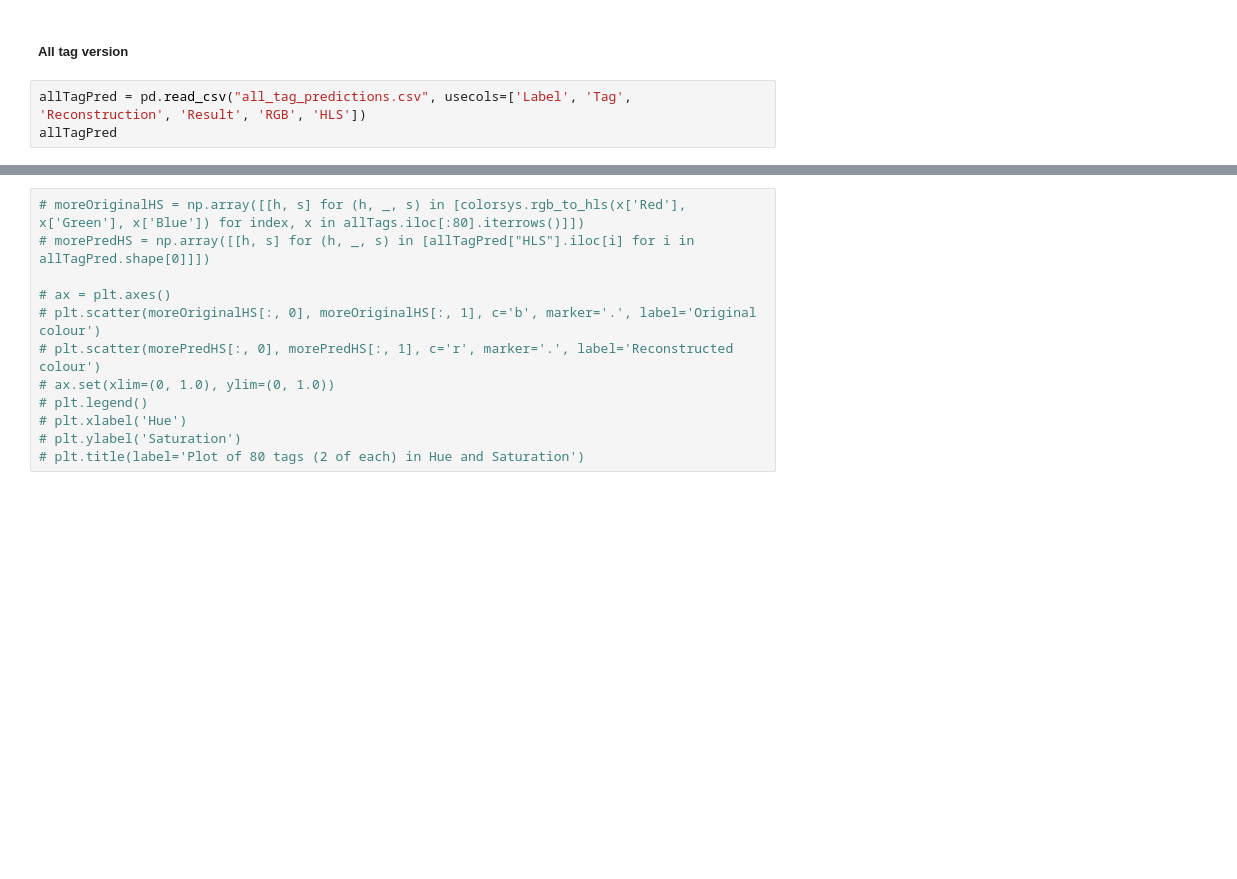
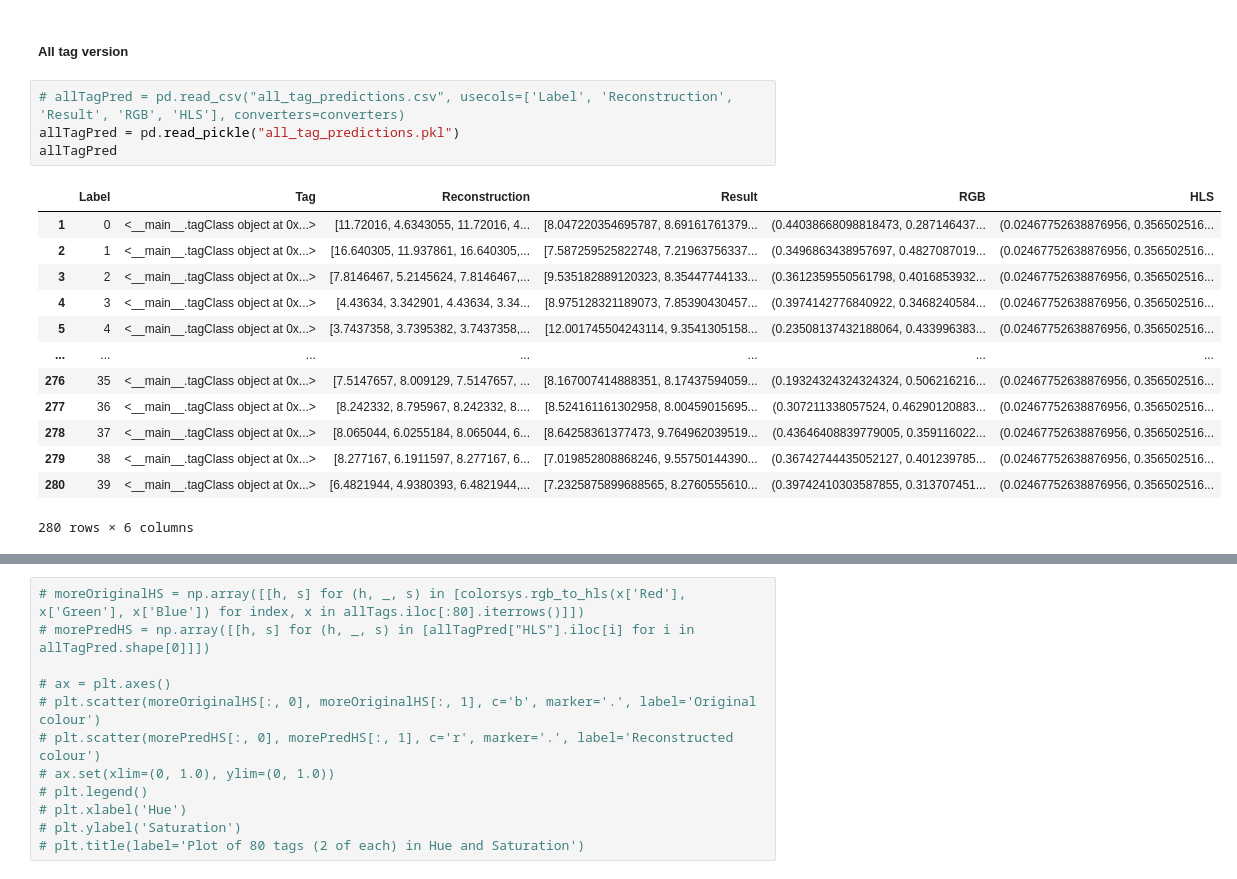
Before and after one commit to acb21kb/bumblebee-tags, a Jupyter notebook: open_files.ipynb, the cells around one changed output, grey strips where cells are left out. Cells and saved outputs as stored; diff of their text form; blank space fills up the shorter version.

Commit message:
Changed all tag output to save as pickle file - maintains column datatypes

```diff
--- a/open_files.ipynb
+++ b/open_files.ipynb
@@ -639,6 +638,21 @@ third val
 # %% [markdown]
 ##### All tag version
 # %%
-allTagPred = pd.read_csv("all_tag_predictions.csv", usecols=['Label', 'Tag', 'Reconstruction', 'Result', 'RGB', 'HLS'])
+# allTagPred = pd.read_csv("all_tag_predictions.csv", usecols=['Label', 'Reconstruction', 'Result', 'RGB', 'HLS'], converters=converters)
+allTagPred = pd.read_pickle("all_tag_predictions.pkl")
 allTagPred
+# %% [output]
+|  | Label | Tag | Reconstruction | Result | RGB | HLS |
+| 1 | 0 | <__main__.tagClass object at 0x...> | [11.72016, 4.6343055, 11.72016, 4... | [8.047220354695787, 8.69161761379... | (0.44038668098818473, 0.287146437... | (0.02467752638876956, 0.356502516... |
+| 2 | 1 | <__main__.tagClass object at 0x...> | [16.640305, 11.937861, 16.640305,... | [7.587259525822748, 7.21963756337... | (0.3496863438957697, 0.4827087019... | (0.02467752638876956, 0.356502516... |
+| 3 | 2 | <__main__.tagClass object at 0x...> | [7.8146467, 5.2145624, 7.8146467,... | [9.535182889120323, 8.35447744133... | (0.3612359550561798, 0.4016853932... | (0.02467752638876956, 0.356502516... |
+| 4 | 3 | <__main__.tagClass object at 0x...> | [4.43634, 3.342901, 4.43634, 3.34... | [8.975128321189073, 7.85390430457... | (0.3974142776840922, 0.3468240584... | (0.02467752638876956, 0.356502516... |
+| 5 | 4 | <__main__.tagClass object at 0x...> | [3.7437358, 3.7395382, 3.7437358,... | [12.001745504243114, 9.3541305158... | (0.23508137432188064, 0.433996383... | (0.02467752638876956, 0.356502516... |
+| ... | ... | ... | ... | ... | ... | ... |
+| 276 | 35 | <__main__.tagClass object at 0x...> | [7.5147657, 8.009129, 7.5147657, ... | [8.167007414888351, 8.17437594059... | (0.19324324324324324, 0.506216216... | (0.02467752638876956, 0.356502516... |
+| 277 | 36 | <__main__.tagClass object at 0x...> | [8.242332, 8.795967, 8.242332, 8.... | [8.524161161302958, 8.00459015695... | (0.307211338057524, 0.46290120883... | (0.02467752638876956, 0.356502516... |
+| 278 | 37 | <__main__.tagClass object at 0x...> | [8.065044, 6.0255184, 8.065044, 6... | [8.64258361377473, 9.764962039519... | (0.43646408839779005, 0.359116022... | (0.02467752638876956, 0.356502516... |
+| 279 | 38 | <__main__.tagClass object at 0x...> | [8.277167, 6.1911597, 8.277167, 6... | [7.019852808868246, 9.55750144390... | (0.36742744435052127, 0.401239785... | (0.02467752638876956, 0.356502516... |
+| 280 | 39 | <__main__.tagClass object at 0x...> | [6.4821944, 4.9380393, 6.4821944,... | [7.2325875899688565, 8.2760555610... | (0.39742410303587855, 0.313707451... | (0.02467752638876956, 0.356502516... |
+280 rows × 6 columns
 # %%
```
Also changed, not shown: parts of 5 cells of this notebook, 2 other files.
